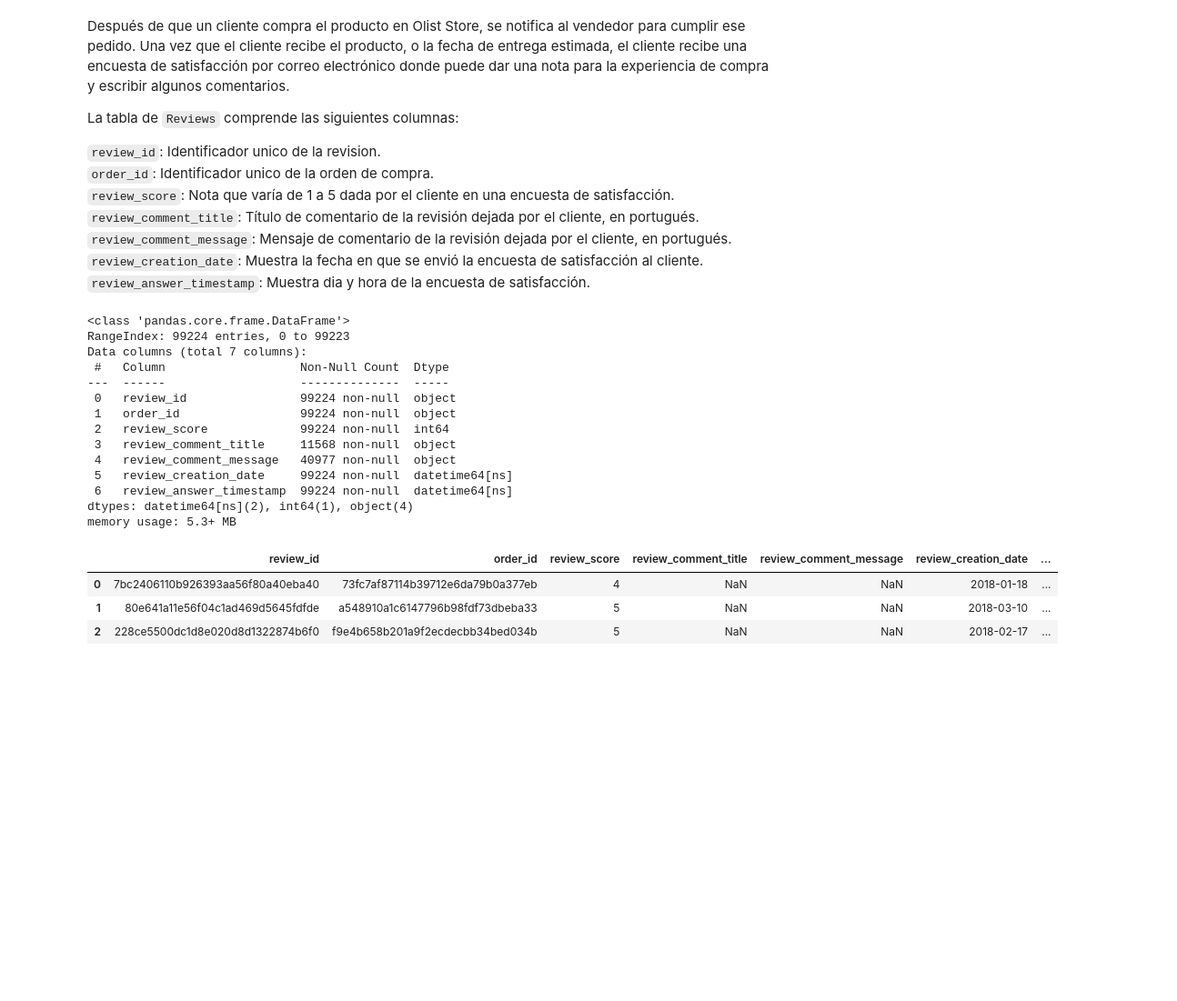
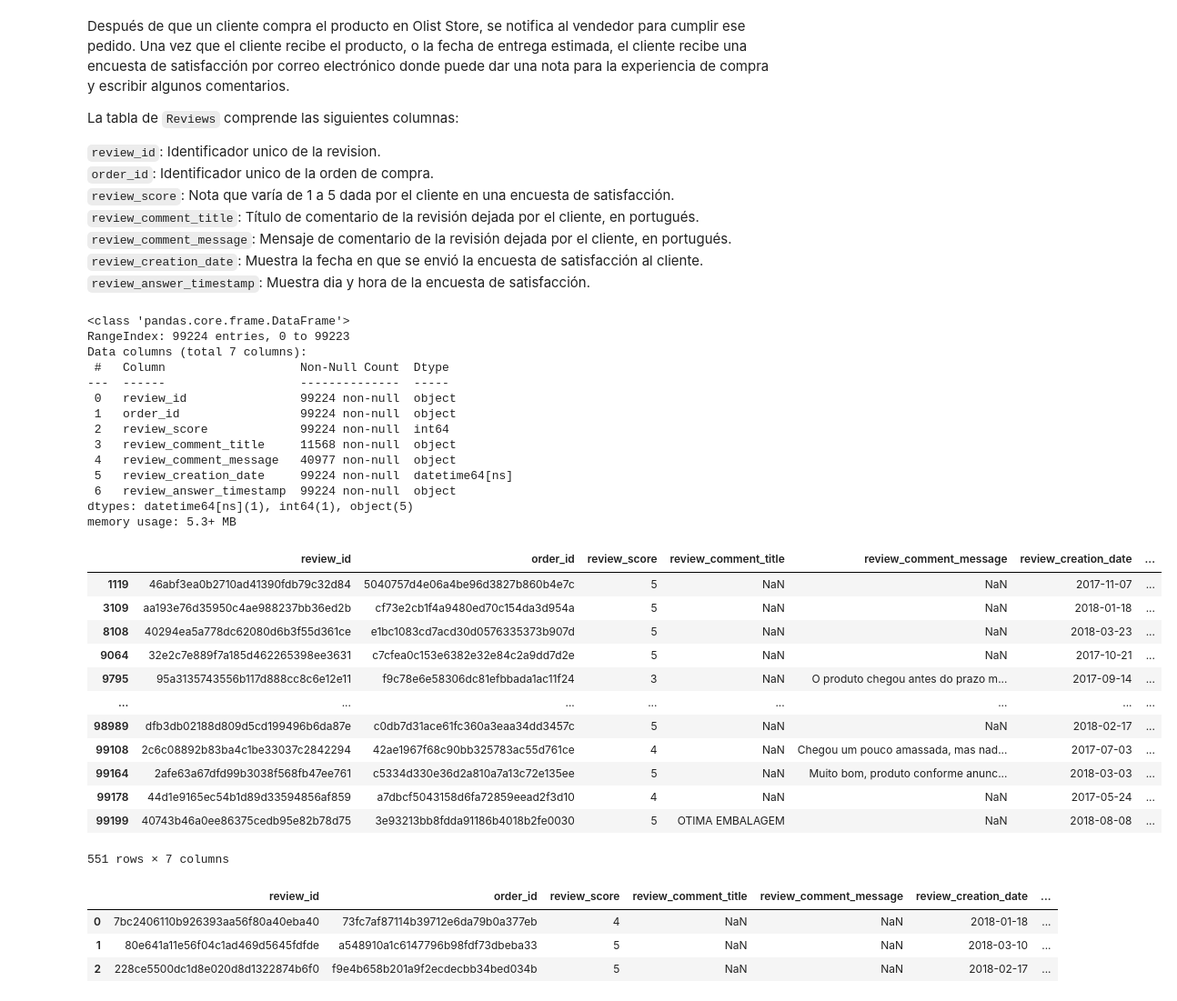
Before and after one commit to Grupo-10-DS/Data_Olist, a Jupyter notebook: exploring_data.ipynb, the cells around one changed output. Shown at 91% size. Drawn from its saved outputs; the diff is of its cells as text; code cells hidden in the pictures; blank space fills up the shorter version.

```diff
--- a/exploring_data.ipynb
+++ b/exploring_data.ipynb
@@ -38,3 +26,9 @@ marketing_qualified_leads = pd.read_csv("data\Olist_Funnel_marketing\olist_marke
+# %%
+path = "./data/e-comerce_Olist_dataset/"
+
+load = Load(path)
+
+data_dict = load.load_from_csv(path)
 # %% [markdown]
 ## Explorando los datasets
 # %% [markdown]
@@ -383,6 +383,7 @@ La tabla de `Reviews` comprende las siguientes columnas:<br>
 `review_creation_date`: Muestra la fecha en que se envió la encuesta de satisfacción al cliente.<br>
 `review_answer_timestamp`: Muestra dia y hora de la encuesta de satisfacción.<br>
 # %%
+reviews = data_dict['olist_order_reviews_dataset']
 reviews.info()
 # %% [output]
 <class 'pandas.core.frame.DataFrame'>
@@ -396,9 +397,25 @@ Data columns (total 7 columns):
  3   review_comment_title     11568 non-null  object
  4   review_comment_message   40977 non-null  object
  5   review_creation_date     99224 non-null  datetime64[ns]
- 6   review_answer_timestamp  99224 non-null  datetime64[ns]
-dtypes: datetime64[ns](2), int64(1), object(4)
+ 6   review_answer_timestamp  99224 non-null  object
+dtypes: datetime64[ns](1), int64(1), object(5)
 memory usage: 5.3+ MB
+# %%
+reviews[reviews.order_id.duplicated() == True]
+# %% [output]
+|  | review_id | order_id | review_score | review_comment_title | review_comment_message | review_creation_date | ... |
+| 1119 | 46abf3ea0b2710ad41390fdb79c32d84 | 5040757d4e06a4be96d3827b860b4e7c | 5 | NaN | NaN | 2017-11-07 | ... |
+| 3109 | aa193e76d35950c4ae988237bb36ed2b | cf73e2cb1f4a9480ed70c154da3d954a | 5 | NaN | NaN | 2018-01-18 | ... |
+| 8108 | 40294ea5a778dc62080d6b3f55d361ce | e1bc1083cd7acd30d0576335373b907d | 5 | NaN | NaN | 2018-03-23 | ... |
+| 9064 | 32e2c7e889f7a185d462265398ee3631 | c7cfea0c153e6382e32e84c2a9dd7d2e | 5 | NaN | NaN | 2017-10-21 | ... |
+| 9795 | 95a3135743556b117d888cc8c6e12e11 | f9c78e6e58306dc81efbbada1ac11f24 | 3 | NaN | O produto chegou antes do prazo m... | 2017-09-14 | ... |
+| ... | ... | ... | ... | ... | ... | ... | ... |
+| 98989 | dfb3db02188d809d5cd199496b6da87e | c0db7d31ace61fc360a3eaa34dd3457c | 5 | NaN | NaN | 2018-02-17 | ... |
+| 99108 | 2c6c08892b83ba4c1be33037c2842294 | 42ae1967f68c90bb325783ac55d761ce | 4 | NaN | Chegou um pouco amassada, mas nad... | 2017-07-03 | ... |
+| 99164 | 2afe63a67dfd99b3038f568fb47ee761 | c5334d330e36d2a810a7a13c72e135ee | 5 | NaN | Muito bom, produto conforme anunc... | 2018-03-03 | ... |
+| 99178 | 44d1e9165ec54b1d89d33594856af859 | a7dbcf5043158d6fa72859eead2f3d10 | 4 | NaN | NaN | 2017-05-24 | ... |
+| 99199 | 40743b46a0ee86375cedb95e82b78d75 | 3e93213bb8fdda91186b4018b2fe0030 | 5 | OTIMA EMBALAGEM | NaN | 2018-08-08 | ... |
+551 rows × 7 columns
 # %%
 reviews.head(3)
 # %% [output]
```
Also changed, not shown: parts of 15 cells of this notebook, 3 other files.
